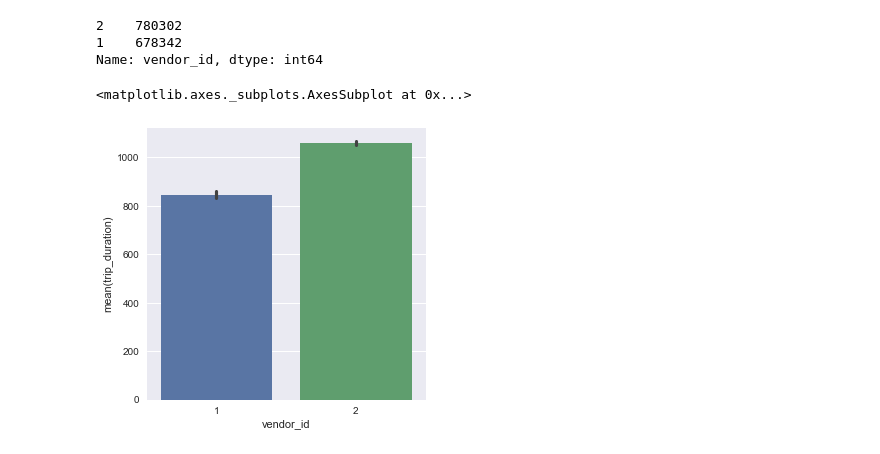
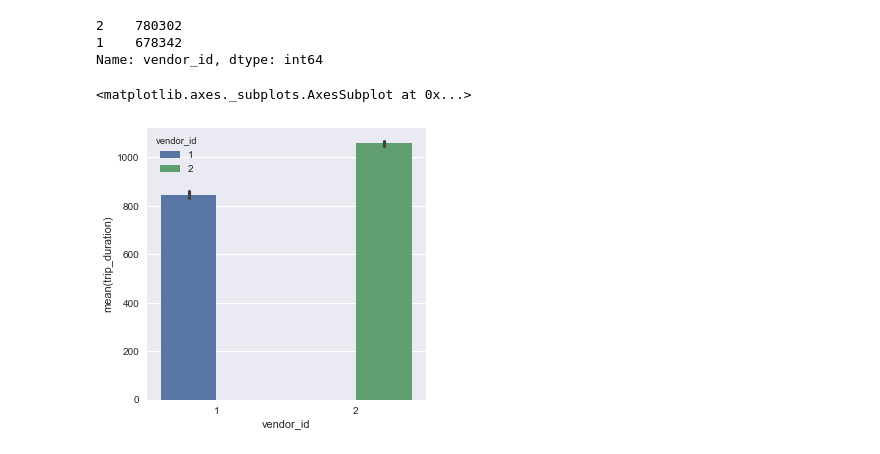
Before and after one commit to rakshithvasudev/Machine-Learning, a Jupyter notebook: Taxi Time Predictions/TaxiTripTime .ipynb, the cells around one changed output. Cells and saved outputs as stored; diff of their text form; code cells hidden in the pictures.

Commit message:
modifying data

```diff
--- a/Taxi Time Predictions/TaxiTripTime .ipynb
+++ b/Taxi Time Predictions/TaxiTripTime .ipynb
@@ -97,7 +97,7 @@ train['vendor_id'].value_counts()
 Name: vendor_id, dtype: int64
 # %%
 fig,axes = plt.subplots(figsize = (5,5))
-sns.barplot(data=train, x='vendor_id',y='trip_duration')
+sns.barplot(data=train, x='vendor_id',y='trip_duration',hue='vendor_id')
 # %% [output]
 <matplotlib.axes._subplots.AxesSubplot at 0x...>
-[figure, old version]
+[figure, new version]
```
